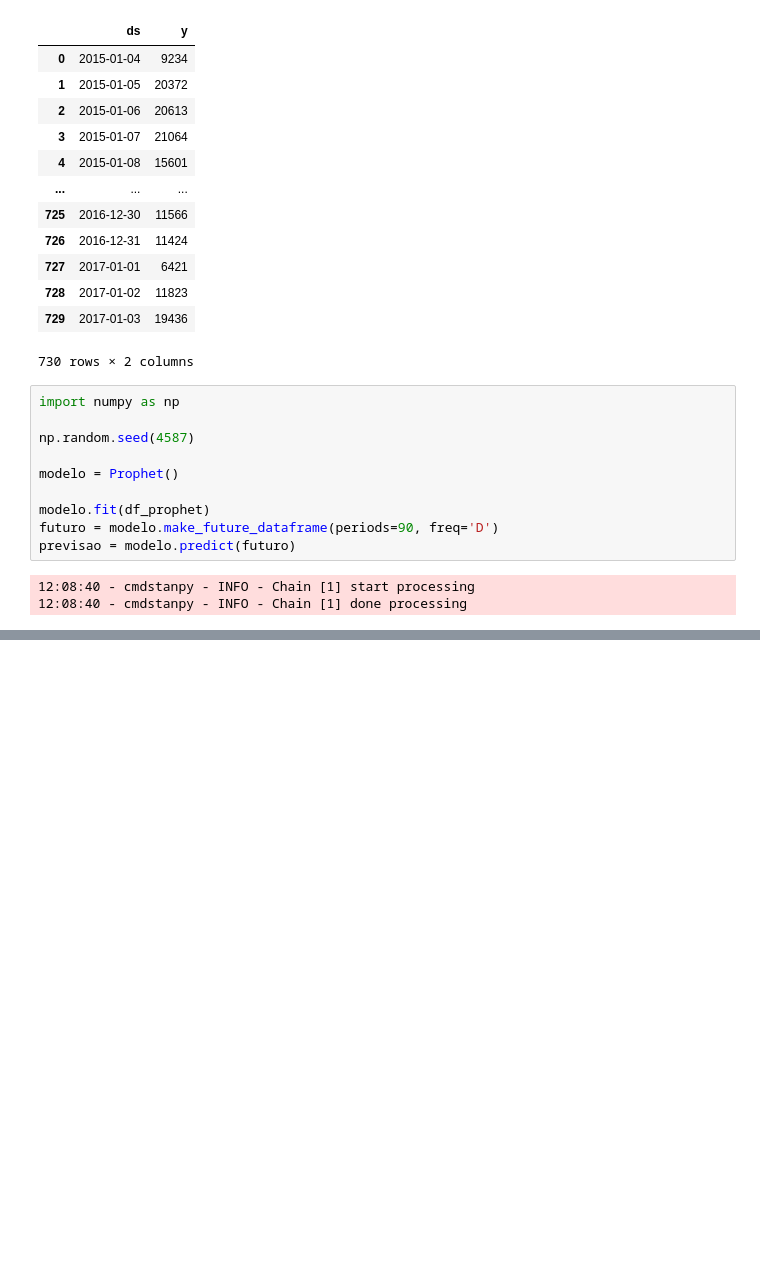
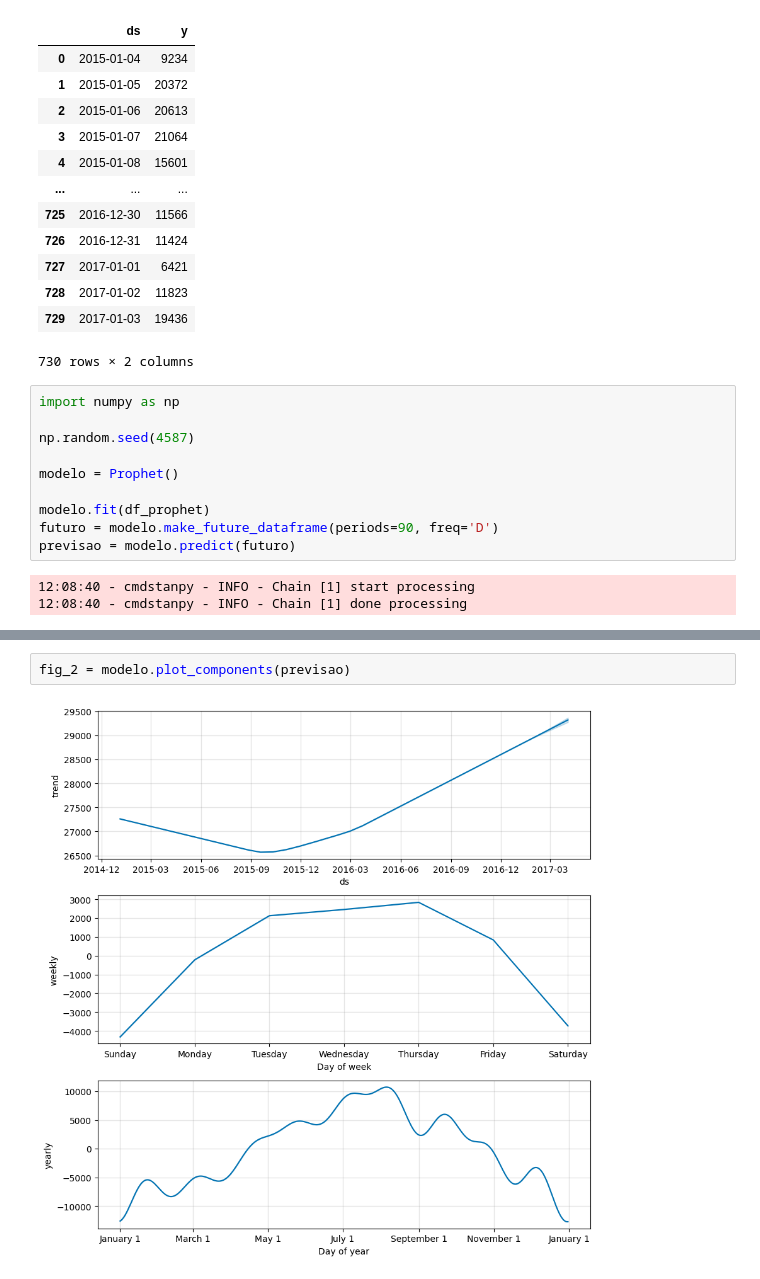
Before and after one commit to juliogazoli/alura-data-science-python-analisando-e-prevendo-series-temporais, a Jupyter notebook: atividades.ipynb, the cells around one changed output, grey strips where cells are left out. Cells and saved outputs as stored; diff of their text form; blank space fills up the shorter version.

```diff
--- a/atividades.ipynb
+++ b/atividades.ipynb
@@ -560,0 +581,4 @@ previsao = modelo.predict(futuro)
+# %%
+fig_2 = modelo.plot_components(previsao)
+# %% [output]
+[figure, added]
```
Also changed, not shown: parts of 2 cells of this notebook.
